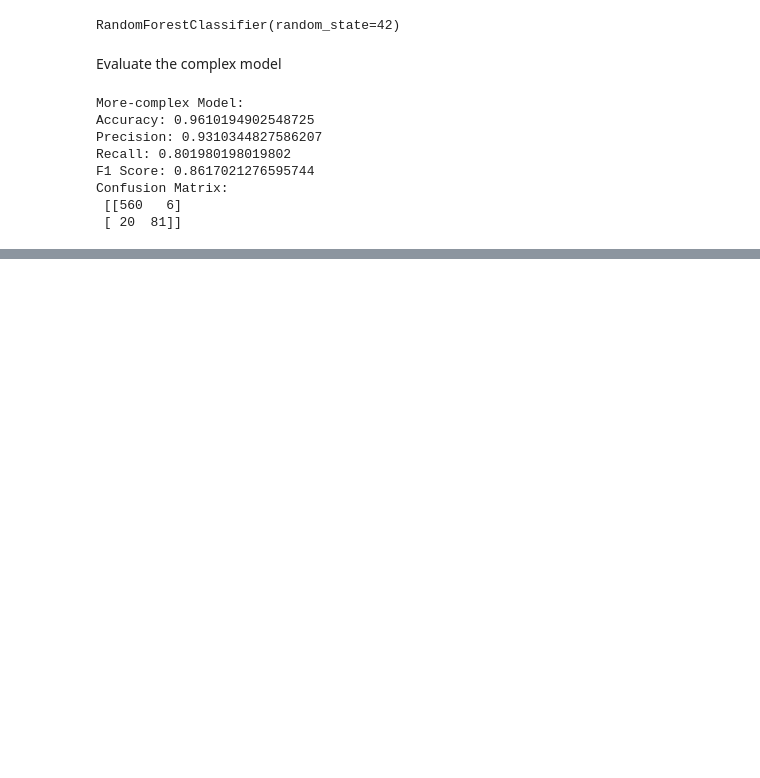
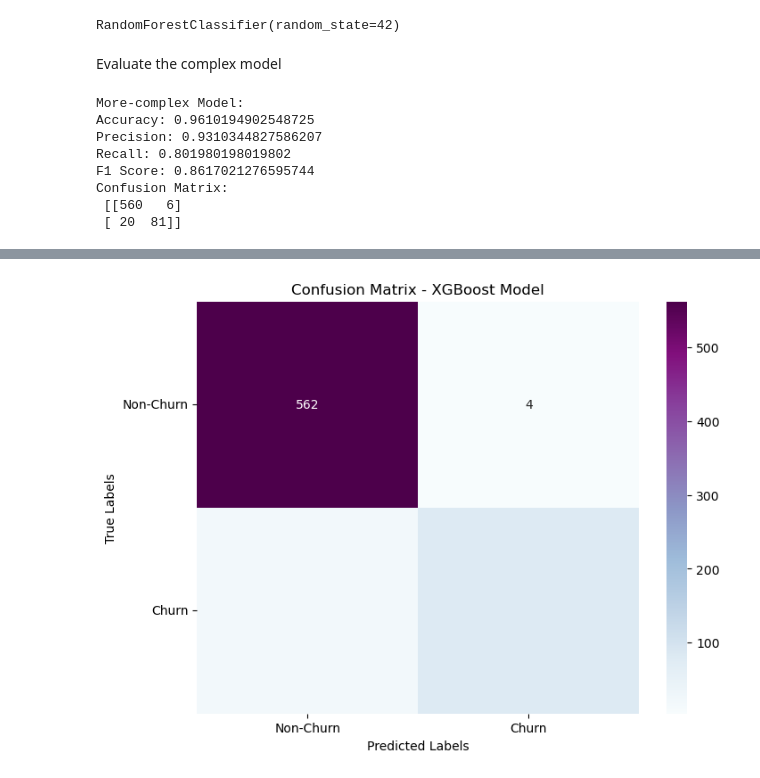
Before and after one commit to CKGaithuma/SyriaTel-Customer-Churn-ML-PROJECT, a Jupyter notebook: SyriaTel_Customer_Churn_EDA.ipynb, the cells around one changed output, grey strips where cells are left out. Cells and saved outputs as stored; diff of their text form; code cells hidden in the pictures; blank space fills up the shorter version.

```diff
--- a/SyriaTel_Customer_Churn_EDA.ipynb
+++ b/SyriaTel_Customer_Churn_EDA.ipynb
@@ -382,0 +472,32 @@ Confusion Matrix:
+# %%
+# Evaluation of the XGBoost Model
+
+# Model Performance
+def evaluate_model(model, X_test, y_test):
+    y_pred = model.predict(X_test)
+
+    # Convert true labels (y_test) to integers
+    y_test_int = y_test.astype(int)
+
+    # Evaluate model performance using integer true labels
+    accuracy = accuracy_score(y_test_int, y_pred)
+    precision = precision_score(y_test_int, y_pred)
+    recall = recall_score(y_test_int, y_pred)
+    f1 = f1_score(y_test_int, y_pred)
+    roc_auc = roc_auc_score(y_test_int, y_pred)
+    confusion_mat = confusion_matrix(y_test_int, y_pred)
+
+    return accuracy, precision, recall, f1, roc_auc, confusion_mat
+
+# Evaluate XGBoost Model
+accuracy_xgb, precision_xgb, recall_xgb, f1_xgb, roc_auc_xgb, confusion_mat_xgb = evaluate_model(xgb_model, X_test, y_test)
+
+# Print model performance metrics
+print("\nXGBoost Model Performance:")
+print("Accuracy:", accuracy_xgb)
+print("Precision:", precision_xgb)
+print("Recall:", recall_xgb)
+print("F1 Score:", f1_xgb)
+print("ROC AUC Score:", roc_auc_xgb)
+print("Confusion Matrix:")
+print(confusion_mat_xgb)
@@ -382,0 +522,13 @@ Confusion Matrix:
+# %%
+# Plotting the confusion matrix for XGBoost model
+plt.figure(figsize=(8, 6))
+sns.heatmap(confusion_mat_xgb, annot=True, cmap='BuPu', fmt='d')
+plt.title('Confusion Matrix - XGBoost Model')
+plt.xlabel('Predicted Labels')
+plt.ylabel('True Labels')
+plt.xticks(ticks=[0.5, 1.5], labels=['Non-Churn', 'Churn'])
+plt.yticks(ticks=[0.5, 1.5], labels=['Non-Churn', 'Churn'], rotation=0)
+
+plt.show()
+# %% [output]
+[figure, added]
```
Also changed, not shown: parts of 20 cells of this notebook.
